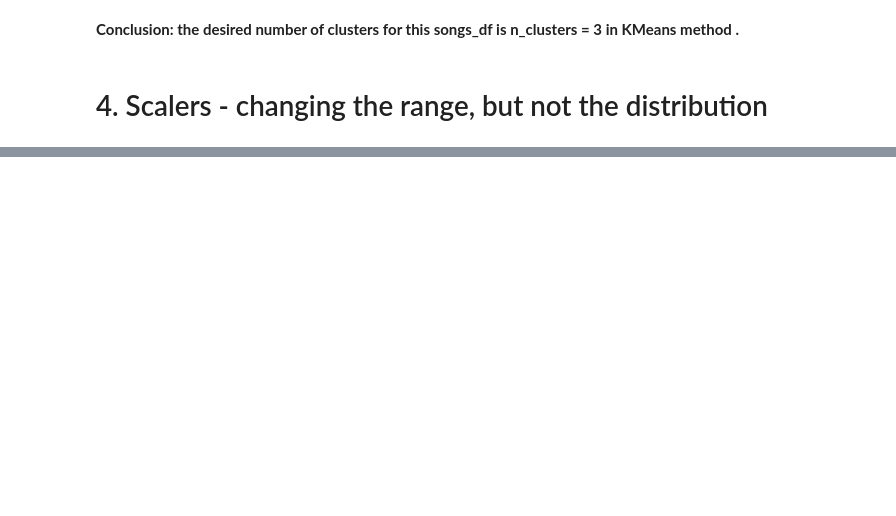
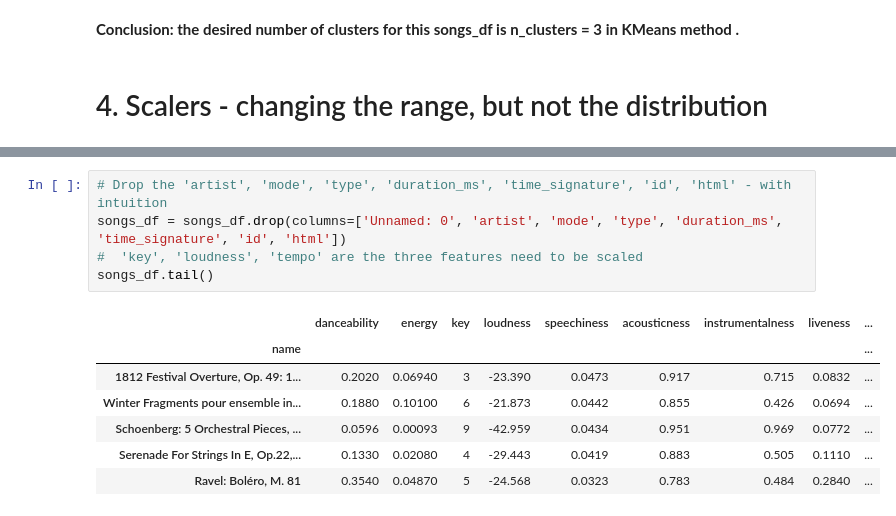
Before and after one commit to PhoenixCC0722/JoinTheGame_Magist, a Jupyter notebook: Chapter6_ML_2_01_scaling_data_5000_songs.ipynb, the cells around one changed output, grey strips where cells are left out. Drawn from its saved outputs; the diff is of its cells as text; blank space fills up the shorter version.

```diff
--- a/Chapter6_ML_2_01_scaling_data_5000_songs.ipynb
+++ b/Chapter6_ML_2_01_scaling_data_5000_songs.ipynb
@@ -346,0 +362,13 @@ plt.show()
+# %%
+# Drop the 'artist', 'mode', 'type', 'duration_ms', 'time_signature', 'id', 'html' - with intuition
+songs_df = songs_df.drop(columns=['Unnamed: 0', 'artist', 'mode', 'type', 'duration_ms', 'time_signature', 'id', 'html'])
+#  'key', 'loudness', 'tempo' are the three features need to be scaled
+songs_df.tail()
+# %% [output]
+|  | danceability | energy | key | loudness | speechiness | acousticness | instrumentalness | liveness | ... |
+| name |  |  |  |  |  |  |  |  | ... |
+| 1812 Festival Overture, Op. 49: 1... | 0.2020 | 0.06940 | 3 | -23.390 | 0.0473 | 0.917 | 0.715 | 0.0832 | ... |
+| Winter Fragments pour ensemble in... | 0.1880 | 0.10100 | 6 | -21.873 | 0.0442 | 0.855 | 0.426 | 0.0694 | ... |
+| Schoenberg: 5 Orchestral Pieces, ... | 0.0596 | 0.00093 | 9 | -42.959 | 0.0434 | 0.951 | 0.969 | 0.0772 | ... |
+| Serenade For Strings In E, Op.22,... | 0.1330 | 0.02080 | 4 | -29.443 | 0.0419 | 0.883 | 0.505 | 0.1110 | ... |
+| Ravel: Boléro, M. 81 | 0.3540 | 0.04870 | 5 | -24.568 | 0.0323 | 0.783 | 0.484 | 0.2840 | ... |
```
Also changed, not shown: parts of 18 cells of this notebook.
